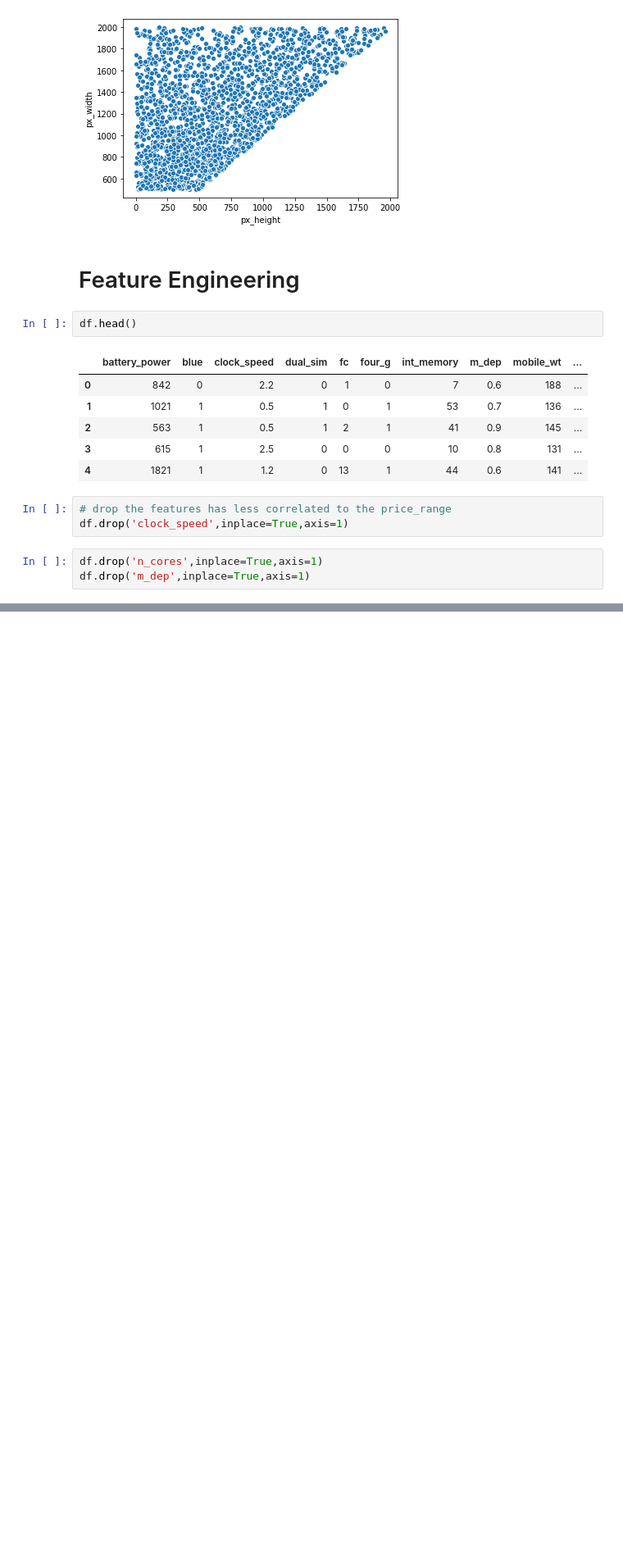
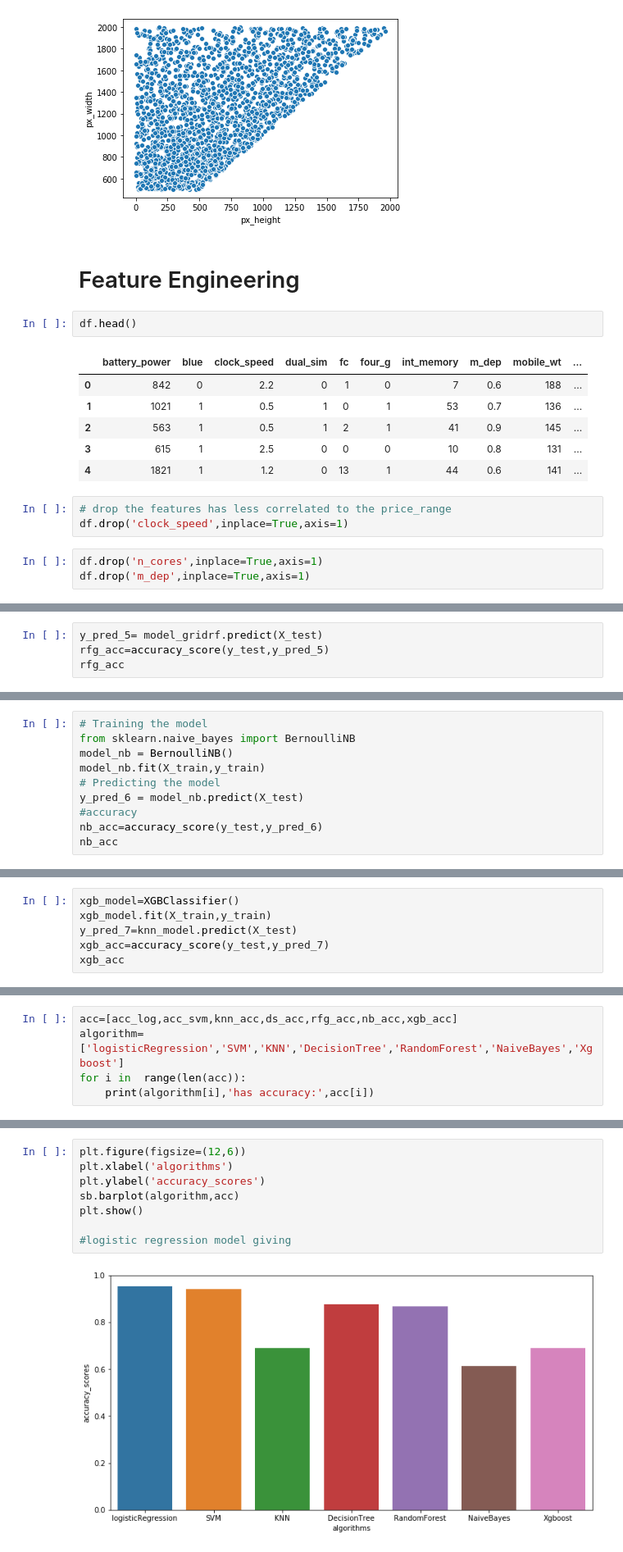
Before and after one commit to KrishnaDesai16/CellphonePriceRange, a Jupyter notebook: CellphonePriceRange.ipynb, the cells around one changed output, grey strips where cells are left out. Shown at 82% size. Drawn from its saved outputs; the diff is of its cells as text; blank space fills up the shorter version.

```diff
--- a/CellphonePriceRange.ipynb
+++ b/CellphonePriceRange.ipynb
@@ -495,0 +743,4 @@ df.head()
+# %%
+y_pred_5= model_gridrf.predict(X_test)
+rfg_acc=accuracy_score(y_test,y_pred_5)
+rfg_acc
@@ -495,0 +771,10 @@ df.head()
+# %%
+# Training the model
+from sklearn.naive_bayes import BernoulliNB
+model_nb = BernoulliNB()
+model_nb.fit(X_train,y_train)
+# Predicting the model
+y_pred_6 = model_nb.predict(X_test)
+#accuracy
+nb_acc=accuracy_score(y_test,y_pred_6)
+nb_acc
@@ -495,0 +805,6 @@ df.head()
+# %%
+xgb_model=XGBClassifier()
+xgb_model.fit(X_train,y_train)
+y_pred_7=knn_model.predict(X_test)
+xgb_acc=accuracy_score(y_test,y_pred_7)
+xgb_acc
@@ -495,0 +835,5 @@ df.head()
+# %%
+acc=[acc_log,acc_svm,knn_acc,ds_acc,rfg_acc,nb_acc,xgb_acc]
+algorithm=['logisticRegression','SVM','KNN','DecisionTree','RandomForest','NaiveBayes','Xgboost']
+for i in  range(len(acc)):
+    print(algorithm[i],'has accuracy:',acc[i])
@@ -495,0 +848,10 @@ df.head()
+# %%
+plt.figure(figsize=(12,6))
+plt.xlabel('algorithms')
+plt.ylabel('accuracy_scores')
+sb.barplot(algorithm,acc)
+plt.show()
+
+#logistic regression model giving
+# %% [output]
+[figure, added]
```
Also changed, not shown: parts of 47 cells of this notebook.
